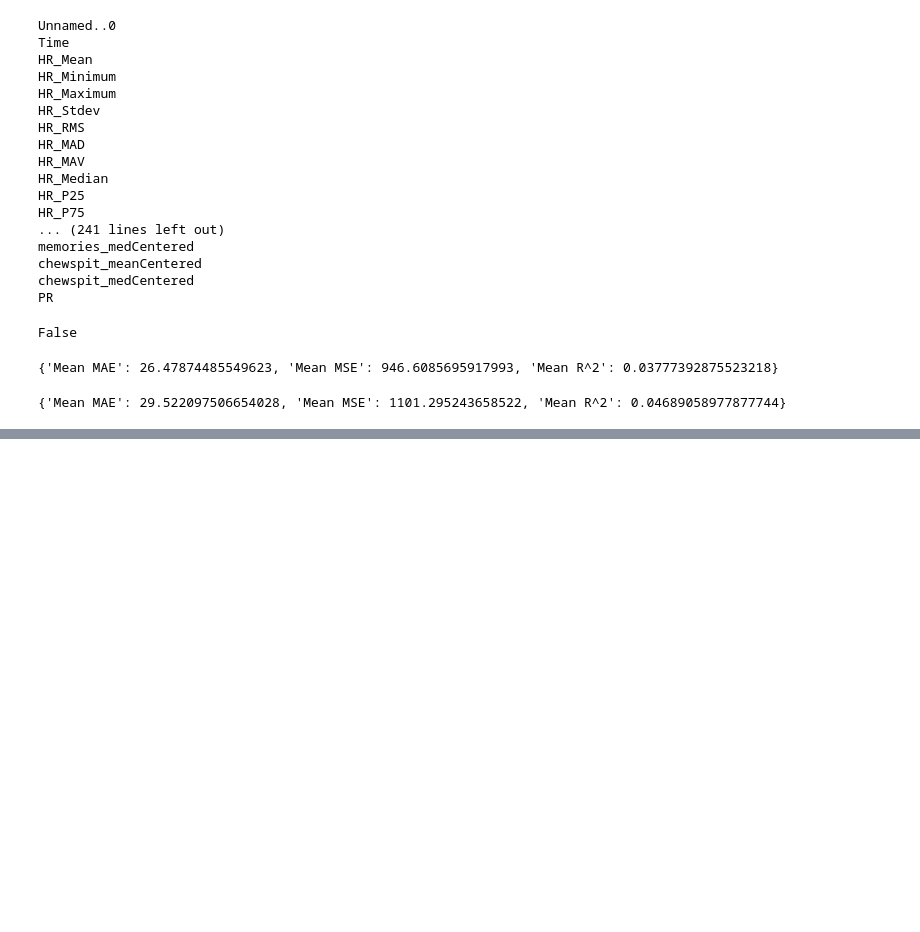
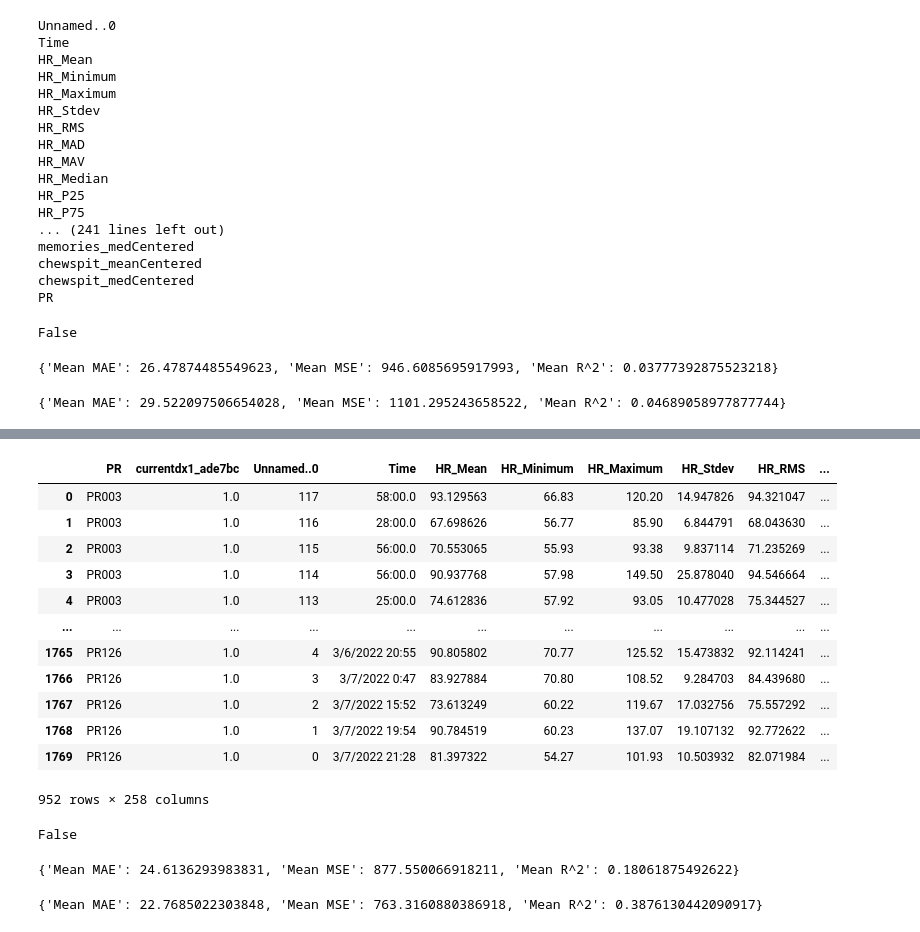
Before and after one commit to LSandovalAraujo/jpcs_special_issue, a Jupyter notebook: Elastic Net.ipynb, the cells around one changed output, grey strips where cells are left out. Drawn from its saved outputs; the diff is of its cells as text; code cells hidden in the pictures; blank space fills up the shorter version.

```diff
--- a/Elastic Net.ipynb
+++ b/Elastic Net.ipynb
@@ -125,0 +172,18 @@ print(restcv_result) #we're on average ~29.5 points off of predicting restrictio
+# %%
+anmask = diagRaw['currentdx1_ade7bc'].values == 1
+an = diagRaw.loc[anmask]
+an
+# %% [output]
+|  | PR | currentdx1_ade7bc | Unnamed..0 | Time | HR_Mean | HR_Minimum | HR_Maximum | HR_Stdev | HR_RMS | ... |
+| 0 | PR003 | 1.0 | 117 | 58:00.0 | 93.129563 | 66.83 | 120.20 | 14.947826 | 94.321047 | ... |
+| 1 | PR003 | 1.0 | 116 | 28:00.0 | 67.698626 | 56.77 | 85.90 | 6.844791 | 68.043630 | ... |
+| 2 | PR003 | 1.0 | 115 | 56:00.0 | 70.553065 | 55.93 | 93.38 | 9.837114 | 71.235269 | ... |
+| 3 | PR003 | 1.0 | 114 | 56:00.0 | 90.937768 | 57.98 | 149.50 | 25.878040 | 94.546664 | ... |
+| 4 | PR003 | 1.0 | 113 | 25:00.0 | 74.612836 | 57.92 | 93.05 | 10.477028 | 75.344527 | ... |
+| ... | ... | ... | ... | ... | ... | ... | ... | ... | ... | ... |
+| 1765 | PR126 | 1.0 | 4 | 3/6/2022 20:55 | 90.805802 | 70.77 | 125.52 | 15.473832 | 92.114241 | ... |
+| 1766 | PR126 | 1.0 | 3 | 3/7/2022 0:47 | 83.927884 | 70.80 | 108.52 | 9.284703 | 84.439680 | ... |
+| 1767 | PR126 | 1.0 | 2 | 3/7/2022 15:52 | 73.613249 | 60.22 | 119.67 | 17.032756 | 75.557292 | ... |
+| 1768 | PR126 | 1.0 | 1 | 3/7/2022 19:54 | 90.784519 | 60.23 | 137.07 | 19.107132 | 92.772622 | ... |
+| 1769 | PR126 | 1.0 | 0 | 3/7/2022 21:28 | 81.397322 | 54.27 | 101.93 | 10.503932 | 82.071984 | ... |
+952 rows × 258 columns
@@ -125,0 +208,8 @@ print(restcv_result) #we're on average ~29.5 points off of predicting restrictio
+# %%
+bnUrgeData.dropna(subset=["urge_restrict"], inplace = True) #remove any cases where EMA is missing
+np.any(np.isnan(bnUrgeData['urge_restrict'])) #check that NAs exist - if false, we are good
+
+bnRestrictData.dropna(subset=["restrict"], inplace = True) #remove any cases where EMA is missing
+np.any(np.isnan(bnRestrictData['restrict']))#check that NAs exist - if false, we are good
+# %% [output]
+False
@@ -125,0 +228,16 @@ print(restcv_result) #we're on average ~29.5 points off of predicting restrictio
+# %%
+bnUrgeMod = ElasticNet(max_iter = 10000) #we're starting with default parameters - alpha=1.0, l1_ratio=0.5, increased iterations to allow convergence
+bnurgecv = RepeatedKFold(n_splits=10, n_repeats=3, random_state=6)
+
+bnurgecv_result = cross_validation(bnUrgeMod, bnUrgeX_train, bnUrgey_train, bnurgecv)
+print(bnurgecv_result) #yeah that's still not great - avg error of 24 and still a poor R2
+# %% [output]
+{'Mean MAE': 24.6136293983831, 'Mean MSE': 877.550066918211, 'Mean R^2': 0.18061875492622}
+# %%
+bnRestMod = ElasticNet(max_iter = 10000) #we're starting with default parameters - alpha=1.0, l1_ratio=0.5, increased iterations to allow convergence
+bnrestcv = RepeatedKFold(n_splits=10, n_repeats=3, random_state=6)
+
+bnrestcv_result = cross_validation(bnRestMod, bnRestX_train, bnResty_train, bnrestcv)
+print(bnrestcv_result) #wow!
+# %% [output]
+{'Mean MAE': 22.7685022303848, 'Mean MSE': 763.3160880386918, 'Mean R^2': 0.3876130442090917}
```
Also changed, not shown: parts of 15 cells of this notebook.
